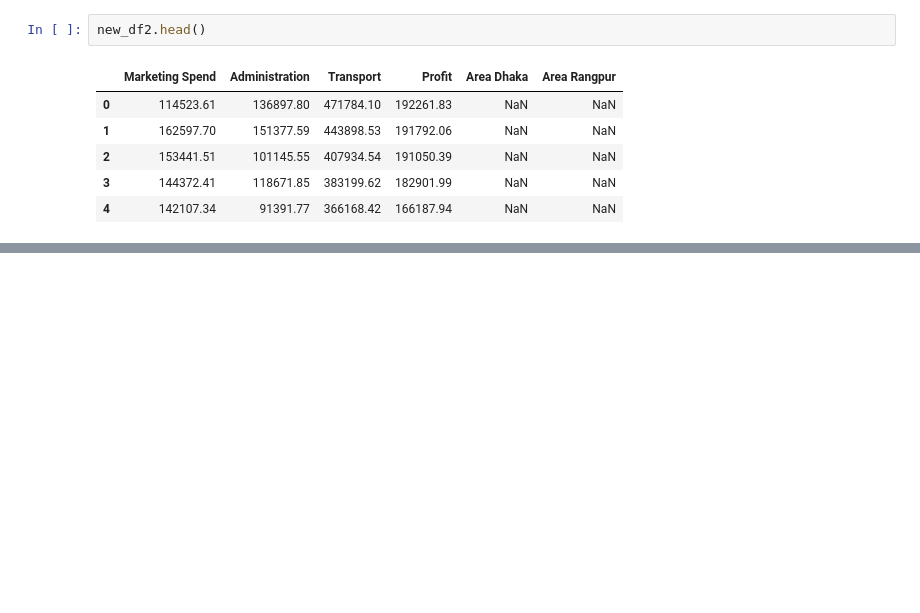
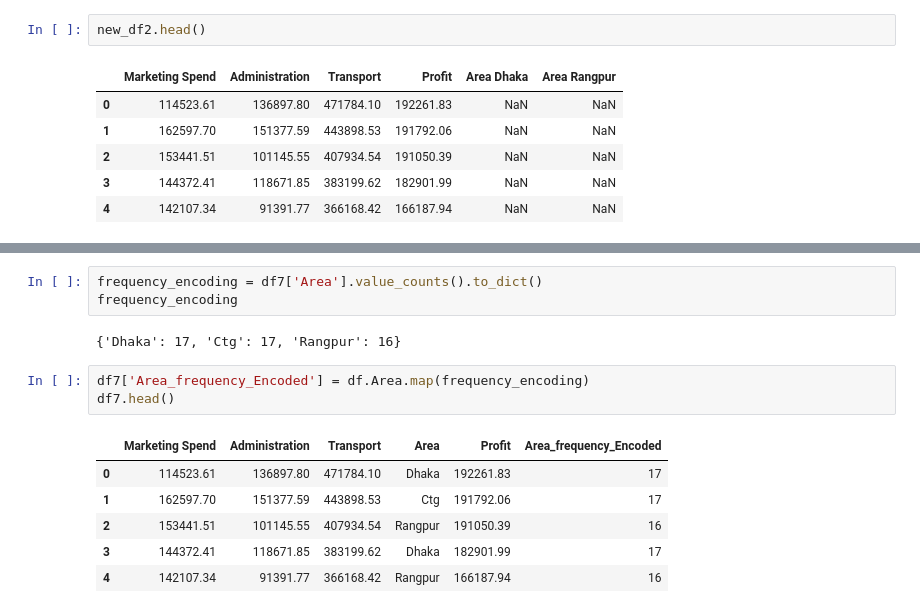
Before and after one commit to Burhan1310/Python_learning, a Jupyter notebook: AiQuest/Encoding/Untitled.ipynb, the cells around one changed output, grey strips where cells are left out. Cells and saved outputs as stored; diff of their text form; blank space fills up the shorter version.

```diff
--- a/AiQuest/Encoding/Untitled.ipynb
+++ b/AiQuest/Encoding/Untitled.ipynb
@@ -280,0 +450,15 @@ new_df2.head()
+# %%
+frequency_encoding = df7['Area'].value_counts().to_dict()
+frequency_encoding
+# %% [output]
+{'Dhaka': 17, 'Ctg': 17, 'Rangpur': 16}
+# %%
+df7['Area_frequency_Encoded'] = df.Area.map(frequency_encoding)
+df7.head()
+# %% [output]
+|  | Marketing Spend | Administration | Transport | Area | Profit | Area_frequency_Encoded |
+| 0 | 114523.61 | 136897.80 | 471784.10 | Dhaka | 192261.83 | 17 |
+| 1 | 162597.70 | 151377.59 | 443898.53 | Ctg | 191792.06 | 17 |
+| 2 | 153441.51 | 101145.55 | 407934.54 | Rangpur | 191050.39 | 16 |
+| 3 | 144372.41 | 118671.85 | 383199.62 | Dhaka | 182901.99 | 17 |
+| 4 | 142107.34 | 91391.77 | 366168.42 | Rangpur | 166187.94 | 16 |
```
Also changed, not shown: parts of 27 cells of this notebook.
